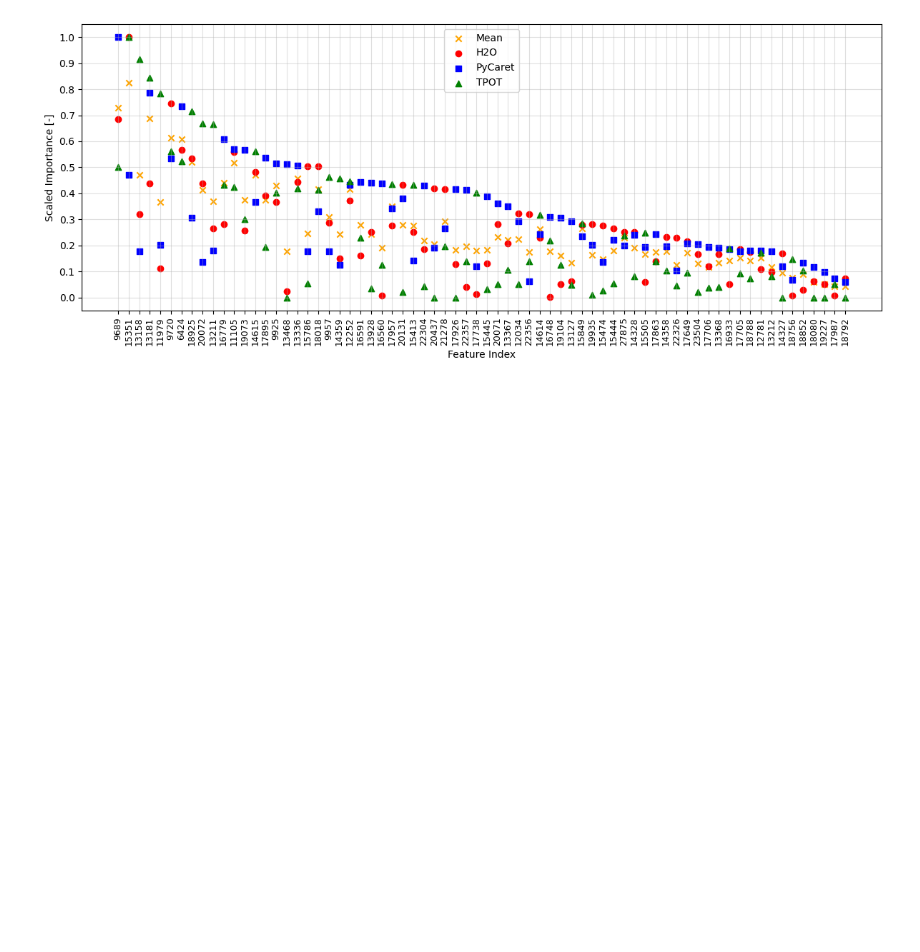
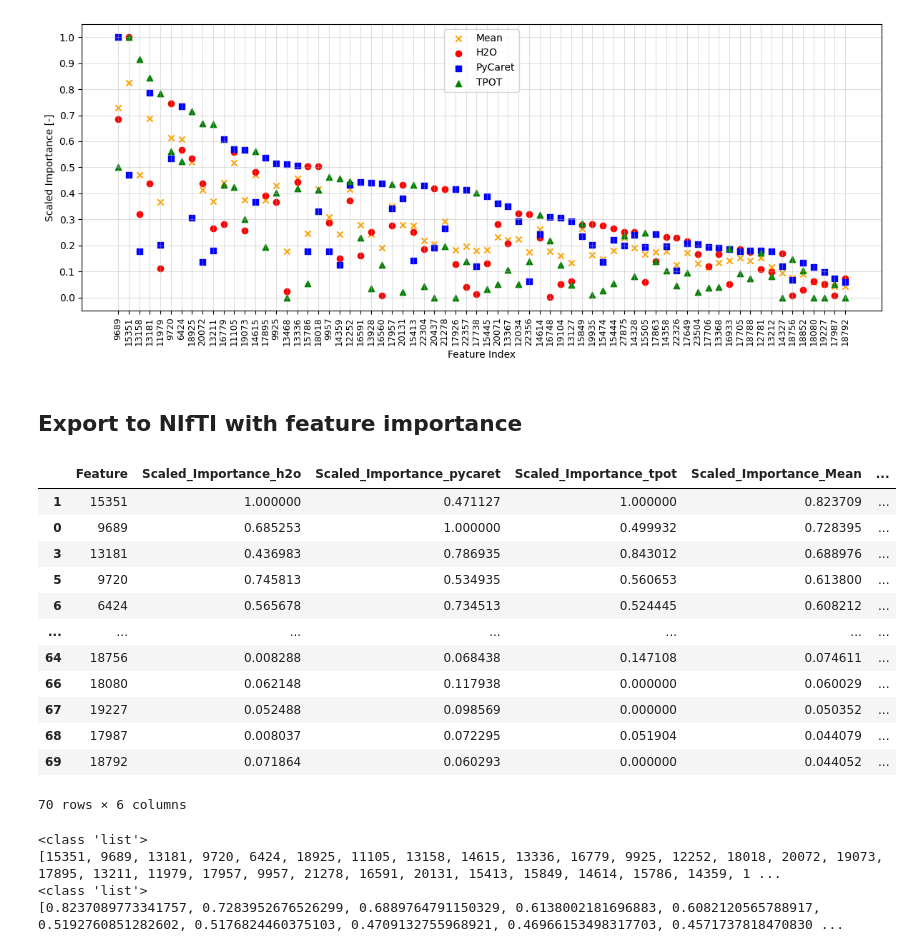
Before and after one commit to tahendry/master_thesis, a Jupyter notebook: analysis_and_plots/compare_feature_importance.ipynb, the cells around one changed output. Cells and saved outputs as stored; diff of their text form; code cells hidden in the pictures; blank space fills up the shorter version.

Commit message:
add nifti export with gray scale from FI

```diff
--- a/analysis_and_plots/compare_feature_importance.ipynb
+++ b/analysis_and_plots/compare_feature_importance.ipynb
@@ -75,10 +81,10 @@ plt.show()
 # %% [output]
 [figure]
 # %%
-type = "Mean"
+sort_type = "Mean"
 
 # Sort by mean of scaled importance
-df_merged = df_merged.sort_values(by=f'Scaled_Importance_{type}', ascending=False)
+df_merged = df_merged.sort_values(by=f'Scaled_Importance_{sort_type}', ascending=False)
 df_merged = df_merged.reset_index(drop=True)
 
 # horizontal scatterplot with index on the y axis with matplotlib
@@ -101,7 +107,7 @@ plt.grid(alpha=0.4)
 plt.tight_layout()
 
 # save the graph
-plt.savefig(f"../figures/feature_importance_{type}.svg", format="svg", bbox_inches="tight", pad_inches=0.05)
+plt.savefig(f"../figures/feature_importance_{sort_type}.svg", format="svg", bbox_inches="tight", pad_inches=0.05)
 
 # show the graph
 plt.show()
@@ -110,10 +116,10 @@ plt.show()
 # %% [markdown]
 ## sorted by tpot
 # %%
-type = "tpot"
+sort_type = "tpot"
 
 # Sort by mean of scaled importance
-df_merged = df_merged.sort_values(by=f'Scaled_Importance_{type}', ascending=False)
+df_merged = df_merged.sort_values(by=f'Scaled_Importance_{sort_type}', ascending=False)
 df_merged = df_merged.reset_index(drop=True)
 
 # horizontal scatterplot with index on the y axis with matplotlib
@@ -136,7 +142,7 @@ plt.grid(alpha=0.4)
 plt.tight_layout()
 
 # save the graph
-plt.savefig(f"../figures/feature_importance_{type}.svg", format="svg", bbox_inches="tight", pad_inches=0.05)
+plt.savefig(f"../figures/feature_importance_{sort_type}.svg", format="svg", bbox_inches="tight", pad_inches=0.05)
 
 # show the graph
 plt.show()
@@ -145,10 +151,10 @@ plt.show()
 # %% [markdown]
 ## sorted by h2o
 # %%
-type = "h2o"
+sort_type = "h2o"
 
 # Sort by mean of scaled importance
-df_merged = df_merged.sort_values(by=f'Scaled_Importance_{type}', ascending=False)
+df_merged = df_merged.sort_values(by=f'Scaled_Importance_{sort_type}', ascending=False)
 df_merged = df_merged.reset_index(drop=True)
 
 # horizontal scatterplot with index on the y axis with matplotlib
@@ -180,10 +186,10 @@ plt.show()
 # %% [markdown]
 ## sorted by pycaret
 # %%
-type = "pycaret"
+sort_type = "pycaret"
 
 # Sort by mean of scaled importance
-df_merged = df_merged.sort_values(by=f'Scaled_Importance_{type}', ascending=False)
+df_merged = df_merged.sort_values(by=f'Scaled_Importance_{sort_type}', ascending=False)
 df_merged = df_merged.reset_index(drop=True)
 
 # horizontal scatterplot with index on the y axis with matplotlib
@@ -206,7 +212,7 @@ plt.grid(alpha=0.4)
 plt.tight_layout()
 
 # save the graph
-plt.savefig(f"../figures/feature_importance_{type}.svg", format="svg", bbox_inches="tight", pad_inches=0.05)
+plt.savefig(f"../figures/feature_importance_{sort_type}.svg", format="svg", bbox_inches="tight", pad_inches=0.05)
 
 # show the graph
 plt.show()
@@ -284,3 +290,34 @@ plt.savefig(f"../figures/feature_importance_{type}.svg", format="svg", bbox_inch
 plt.show()
 # %% [output]
 [figure]
+# %% [markdown]
+## Export to NIfTI with feature importance
+# %%
+df_merged.sort_values(by=['Scaled_Importance_Mean'], ascending=False)
+# %% [output]
+|  | Feature | Scaled_Importance_h2o | Scaled_Importance_pycaret | Scaled_Importance_tpot | Scaled_Importance_Mean | ... |
+| 1 | 15351 | 1.000000 | 0.471127 | 1.000000 | 0.823709 | ... |
+| 0 | 9689 | 0.685253 | 1.000000 | 0.499932 | 0.728395 | ... |
+| 3 | 13181 | 0.436983 | 0.786935 | 0.843012 | 0.688976 | ... |
+| 5 | 9720 | 0.745813 | 0.534935 | 0.560653 | 0.613800 | ... |
+| 6 | 6424 | 0.565678 | 0.734513 | 0.524445 | 0.608212 | ... |
+| ... | ... | ... | ... | ... | ... | ... |
+| 64 | 18756 | 0.008288 | 0.068438 | 0.147108 | 0.074611 | ... |
+| 66 | 18080 | 0.062148 | 0.117938 | 0.000000 | 0.060029 | ... |
+| 67 | 19227 | 0.052488 | 0.098569 | 0.000000 | 0.050352 | ... |
+| 68 | 17987 | 0.008037 | 0.072295 | 0.051904 | 0.044079 | ... |
+| 69 | 18792 | 0.071864 | 0.060293 | 0.000000 | 0.044052 | ... |
+70 rows × 6 columns
+# %%
+index_descending = list(df_merged.sort_values(by=['Scaled_Importance_Mean'], ascending=False).loc[:, "Feature"])
+print(type(index_descending))
+print(index_descending)
+
+importance_descending = list(df_merged.sort_values(by=['Scaled_Importance_Mean'], ascending=False).loc[:, "Scaled_Importance_Mean"])
+print(type(importance_descending))
+print(importance_descending)
+# %% [output]
+<class 'list'>
+[15351, 9689, 13181, 9720, 6424, 18925, 11105, 13158, 14615, 13336, 16779, 9925, 12252, 18018, 20072, 19073, 17895, 13211, 11979, 17957, 9957, 21278, 16591, 20131, 15413, 15849, 14614, 15786, 14359, 1 ...
+<class 'list'>
+[0.8237089773341757, 0.7283952676526299, 0.6889764791150329, 0.6138002181696883, 0.6082120565788917, 0.5192760851282602, 0.5176824460375103, 0.4709132755968921, 0.46966153498317703, 0.4571737818470830 ...
```
Also changed, not shown: parts of 5 cells of this notebook, 3 other files.
